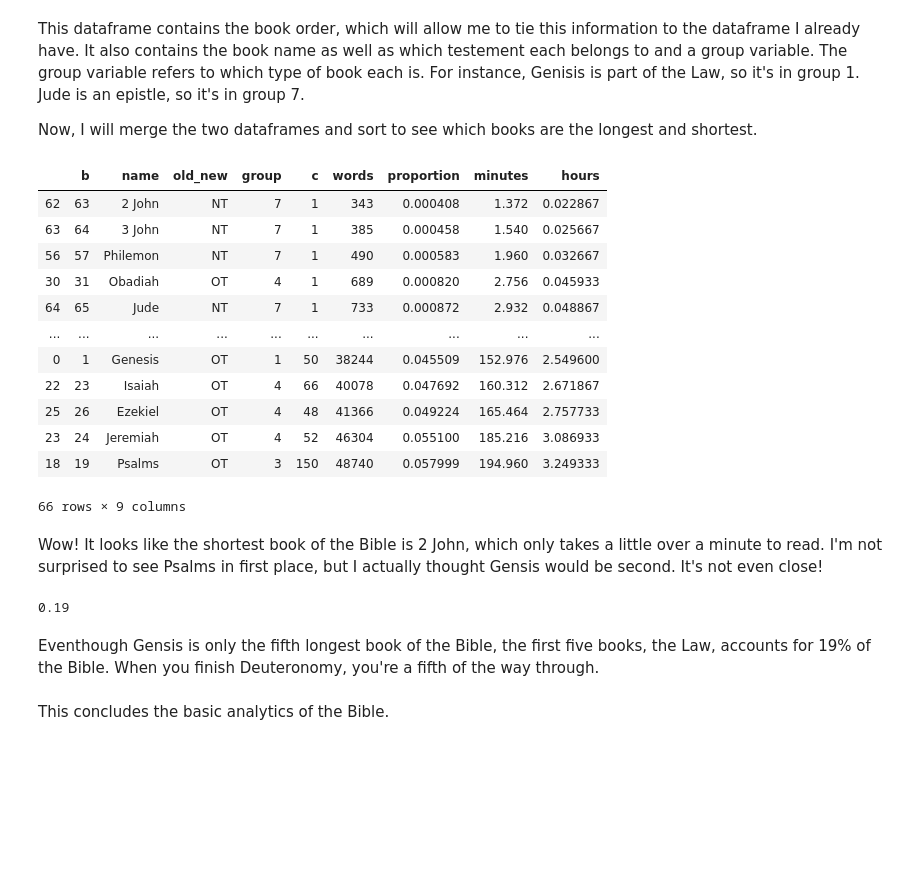
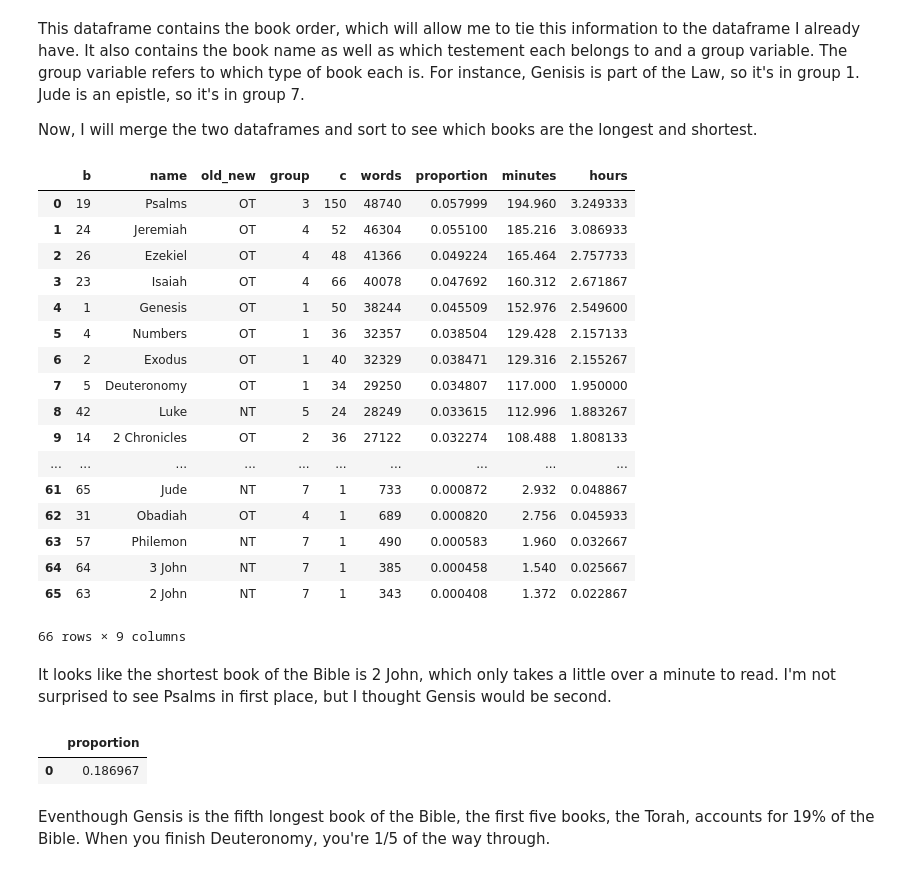
Before and after one commit to davidbusby18/Bible-Research, a Jupyter notebook: 001 - Basic Bible Analytics.ipynb, the cells around one changed output. Drawn from its saved outputs; the diff is of its cells as text; code cells hidden in the pictures; blank space fills up the shorter version.

```diff
--- a/001 - Basic Bible Analytics.ipynb
+++ b/001 - Basic Bible Analytics.ipynb
@@ -35,0 +40,2 @@ memory usage: 1.2+ MB
+# %%
+conn = sqlite3.connect(r"C:\Bible Research\SQL database\biblesql.db")
@@ -132,16 +166,0 @@ books = book_key.merge(books, how='inner', on='b')
-# %%
-books.sort_values('proportion')
-# %% [output]
-|  | b | name | old_new | group | c | words | proportion | minutes | hours |
-| 62 | 63 | 2 John | NT | 7 | 1 | 343 | 0.000408 | 1.372 | 0.022867 |
-| 63 | 64 | 3 John | NT | 7 | 1 | 385 | 0.000458 | 1.540 | 0.025667 |
-| 56 | 57 | Philemon | NT | 7 | 1 | 490 | 0.000583 | 1.960 | 0.032667 |
-| 30 | 31 | Obadiah | OT | 4 | 1 | 689 | 0.000820 | 2.756 | 0.045933 |
-| 64 | 65 | Jude | NT | 7 | 1 | 733 | 0.000872 | 2.932 | 0.048867 |
-| ... | ... | ... | ... | ... | ... | ... | ... | ... | ... |
-| 0 | 1 | Genesis | OT | 1 | 50 | 38244 | 0.045509 | 152.976 | 2.549600 |
-| 22 | 23 | Isaiah | OT | 4 | 66 | 40078 | 0.047692 | 160.312 | 2.671867 |
-| 25 | 26 | Ezekiel | OT | 4 | 48 | 41366 | 0.049224 | 165.464 | 2.757733 |
-| 23 | 24 | Jeremiah | OT | 4 | 52 | 46304 | 0.055100 | 185.216 | 3.086933 |
-| 18 | 19 | Psalms | OT | 3 | 150 | 48740 | 0.057999 | 194.960 | 3.249333 |
-66 rows × 9 columns
@@ -148,10 +171,30 @@ books.sort_values('proportion')
+# %%
+pd.read_sql('select * from bible_metrics', conn)
+# %% [output]
+|  | b | name | old_new | group | c | words | proportion | minutes | hours |
+| 0 | 19 | Psalms | OT | 3 | 150 | 48740 | 0.057999 | 194.960 | 3.249333 |
+| 1 | 24 | Jeremiah | OT | 4 | 52 | 46304 | 0.055100 | 185.216 | 3.086933 |
+| 2 | 26 | Ezekiel | OT | 4 | 48 | 41366 | 0.049224 | 165.464 | 2.757733 |
+| 3 | 23 | Isaiah | OT | 4 | 66 | 40078 | 0.047692 | 160.312 | 2.671867 |
+| 4 | 1 | Genesis | OT | 1 | 50 | 38244 | 0.045509 | 152.976 | 2.549600 |
+| 5 | 4 | Numbers | OT | 1 | 36 | 32357 | 0.038504 | 129.428 | 2.157133 |
+| 6 | 2 | Exodus | OT | 1 | 40 | 32329 | 0.038471 | 129.316 | 2.155267 |
+| 7 | 5 | Deuteronomy | OT | 1 | 34 | 29250 | 0.034807 | 117.000 | 1.950000 |
+| 8 | 42 | Luke | NT | 5 | 24 | 28249 | 0.033615 | 112.996 | 1.883267 |
+| 9 | 14 | 2 Chronicles | OT | 2 | 36 | 27122 | 0.032274 | 108.488 | 1.808133 |
+| ... | ... | ... | ... | ... | ... | ... | ... | ... | ... |
+| 61 | 65 | Jude | NT | 7 | 1 | 733 | 0.000872 | 2.932 | 0.048867 |
+| 62 | 31 | Obadiah | OT | 4 | 1 | 689 | 0.000820 | 2.756 | 0.045933 |
+| 63 | 57 | Philemon | NT | 7 | 1 | 490 | 0.000583 | 1.960 | 0.032667 |
+| 64 | 64 | 3 John | NT | 7 | 1 | 385 | 0.000458 | 1.540 | 0.025667 |
+| 65 | 63 | 2 John | NT | 7 | 1 | 343 | 0.000408 | 1.372 | 0.022867 |
+66 rows × 9 columns
 # %% [markdown]
-Wow! It looks like the shortest book of the Bible is 2 John, which only takes a little over a minute to read. I'm not surprised to see Psalms in first place, but I actually thought Gensis would be second. It's not even close!
+It looks like the shortest book of the Bible is 2 John, which only takes a little over a minute to read. I'm not surprised to see Psalms in first place, but I thought Gensis would be second.
-# %%
-round(sum(books[books.group == 1].proportion),2)
-# %% [output]
-0.19
+# %%
+pd.read_sql('select sum(proportion) as proportion from bible_metrics where b in (1,2,3,4,5)', conn)
+# %% [output]
+|  | proportion |
+| 0 | 0.186967 |
 # %% [markdown]
-Eventhough Gensis is only the fifth longest book of the Bible, the first five books, the Law, accounts for 19% of the Bible. When you finish Deuteronomy, you're a fifth of the way through.
+Eventhough Gensis is the fifth longest book of the Bible, the first five books, the Torah, accounts for 19% of the Bible. When you finish Deuteronomy, you're 1/5 of the way through.
-# %% [markdown]
-This concludes the basic analytics of the Bible.
```
Also changed, not shown: parts of 25 cells of this notebook, 6 other files.
